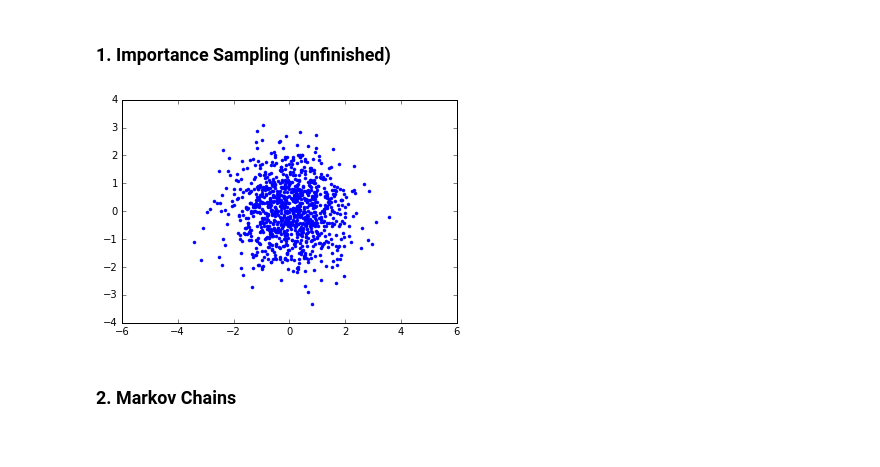
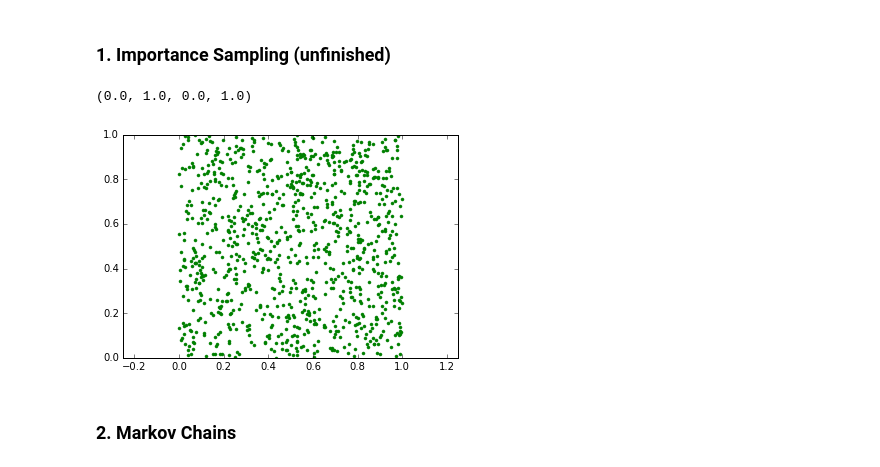
Before and after one commit to Bogazici-CMPE548-Spring2016/Cmpe548-Assignment2, a Jupyter notebook: assignment2.ipynb, the cells around one changed output. Drawn from its saved outputs; the diff is of its cells as text; code cells hidden in the pictures.

```diff
--- a/assignment2.ipynb
+++ b/assignment2.ipynb
@@ -8,27 +8,28 @@
 %matplotlib inline
 import numpy as np
 import matplotlib.pyplot as plt
-# %%
-N = 1000
-p = 0.5
-
-def pnorm(x,y,p):
-    if np.power((np.power(np.absolute(x),p) + np.power(np.absolute(y),p)),1/p) <= 1:
-        return (x,y)
-
-r1 = np.random.randn(N)
-r2 = np.random.randn(N)
-
-v_pnorm = np.vectorize(pnorm)
-
-a = v_pnorm(r1,r2,1)
-
-#a = pnorm(r1,r2,p)
-
-plt.plot(r1,r2,'.b')
-plt.axis('equal');
-# %% [output]
-[figure, removed]
+# %%
+N = 1000
+r1 = np.random.rand(N)
+r2 = np.random.rand(N)
+
+def weight(x):
+    return (1 - x) ** 2
+
+w = weight(r1)
+
+x_axis = r1
+y_axis = r2
+
+p = 0.5;
+
+#plt.plot(hits[0],hits[1],'.b')
+#plt.axis('equal')
+plt.plot(x_axis ,y_axis,'.g')
+plt.axis('equal')
+# %% [output]
+(0.0, 1.0, 0.0, 1.0)
+[figure, added]
 # %% [markdown]
 ### 2. Markov Chains
 # %%
```
Also changed, not shown: parts of 10 cells of this notebook.
